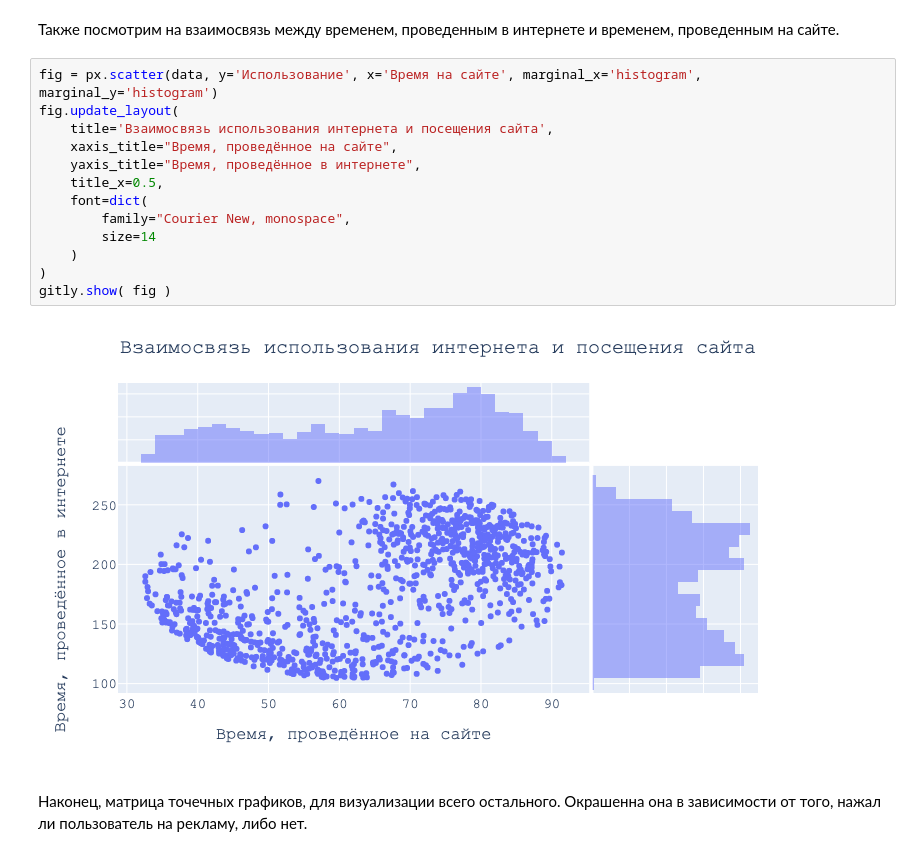
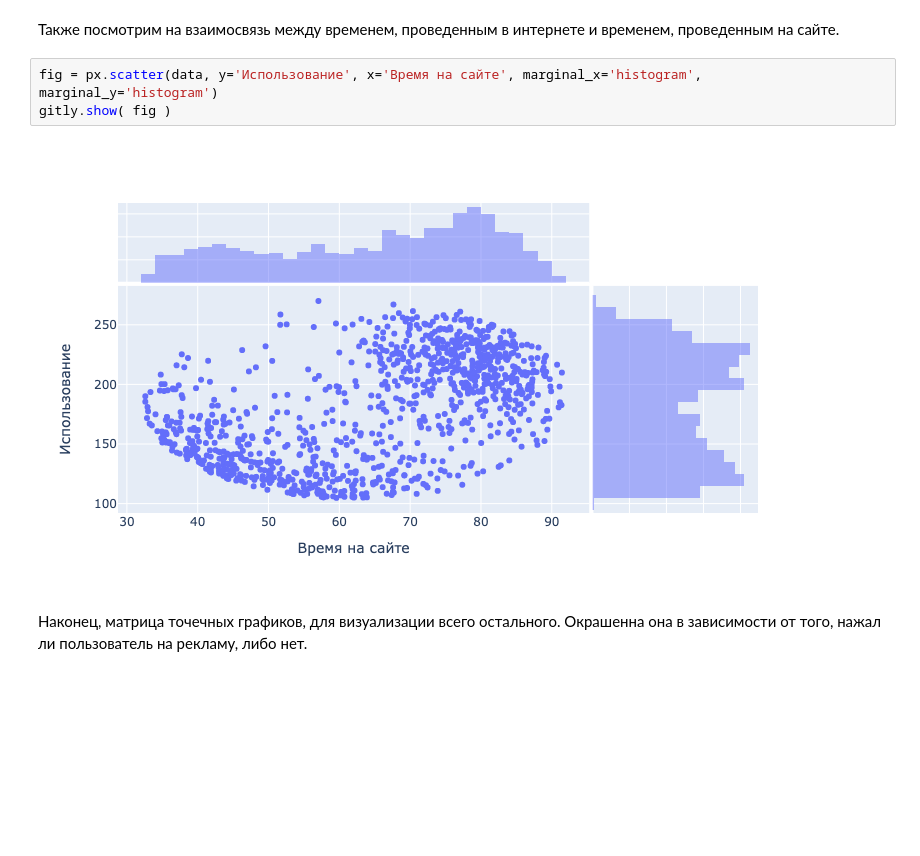
Before and after one commit to AnfisaAnalytics/myProfile, a Jupyter notebook: portfolio/02 - Machine Learning/Логистическая регресия.ipynb, the cells around one changed output. Drawn from its saved outputs; the diff is of its cells as text; blank space fills up the shorter version.

```diff
--- a/portfolio/02 - Machine Learning/Логистическая регресия.ipynb
+++ b/portfolio/02 - Machine Learning/Логистическая регресия.ipynb
@@ -130,19 +143,9 @@ gitly.show( fig )
 Также посмотрим на взаимосвязь между временем, проведенным в интернете и временем, проведенным на сайте.
 # %%
 fig = px.scatter(data, y='Использование', x='Время на сайте', marginal_x='histogram', marginal_y='histogram')
-fig.update_layout(
-    title='Взаимосвязь использования интернета и посещения сайта',
-    xaxis_title="Время, проведённое на сайте",
-    yaxis_title="Время, проведённое в интернете",
-    title_x=0.5,
-    font=dict(
-        family="Courier New, monospace",
-        size=14
-    )
-)
 gitly.show( fig )
 # %% [output]
-[figure, old version]
+[figure, new version]
 # %% [markdown]
 Наконец, матрица точечных графиков, для визуализации всего остального. Окрашенна она в зависимости от того, нажал ли пользователь на рекламу, либо нет.
 # %%
```
Also changed, not shown: parts of 13 cells of this notebook.
